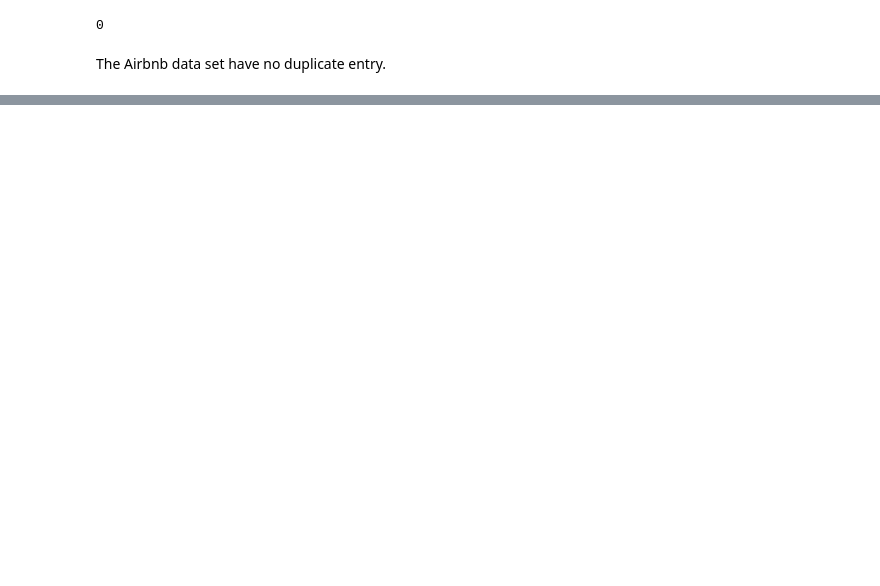
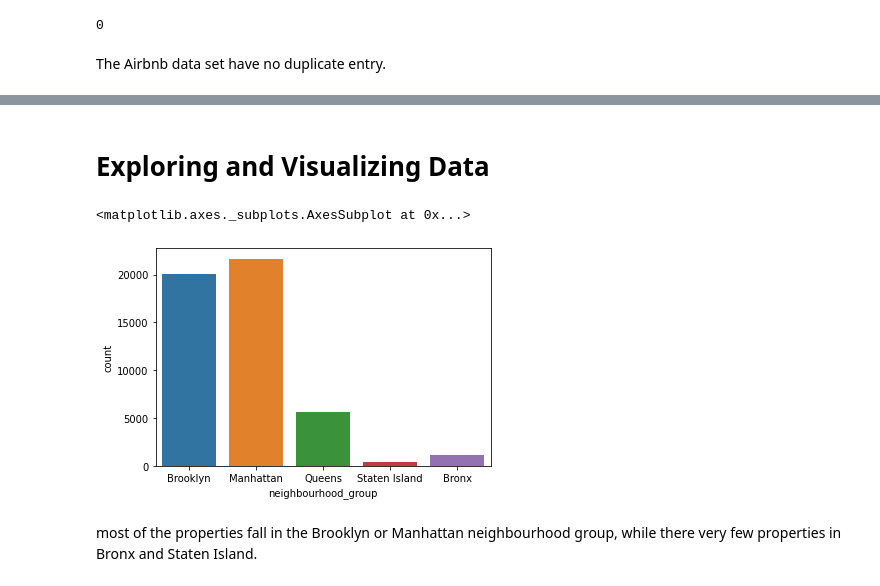
Before and after one commit to hrisky11/Eda-of-airbnb, a Jupyter notebook: Untitled0.ipynb, the cells around one changed output, grey strips where cells are left out. Cells and saved outputs as stored; diff of their text form; code cells hidden in the pictures; blank space fills up the shorter version.

```diff
--- a/Untitled0.ipynb
+++ b/Untitled0.ipynb
@@ -139,0 +167,5 @@ The Airbnb data set have no duplicate entry.
+# %%
+#replacing all NaN values in 'reviews_per_month' with 0
+airbnb.fillna({'reviews_per_month':0}, inplace=True)
+#examing changes
+airbnb.reviews_per_month.isnull().sum()
@@ -139,0 +174,5 @@ The Airbnb data set have no duplicate entry.
+# %%
+#dropping columns that are not significant or could be unethical to use for our future data exploration and predictions
+airbnb.drop(['id','host_name','last_review'], axis=1, inplace=True)
+#examing the changes
+airbnb.head(3)
@@ -139,0 +242,10 @@ The Airbnb data set have no duplicate entry.
+# %% [markdown]
+# Exploring and Visualizing Data
+# %%
+# Let us now take a look at how many properties are there in each neighbourhood group
+sns.countplot(x = 'neighbourhood_group', data = airbnb)
+# %% [output]
+<matplotlib.axes._subplots.AxesSubplot at 0x...>
+[figure, added]
+# %% [markdown]
+most of the properties fall in the Brooklyn or Manhattan neighbourhood group, while there very few properties in Bronx and Staten Island.
```
Also changed, not shown: parts of 17 cells of this notebook.
